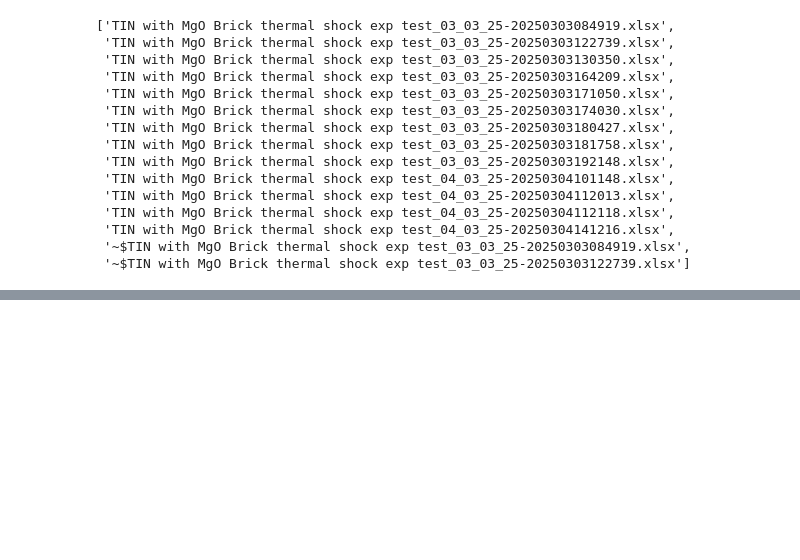
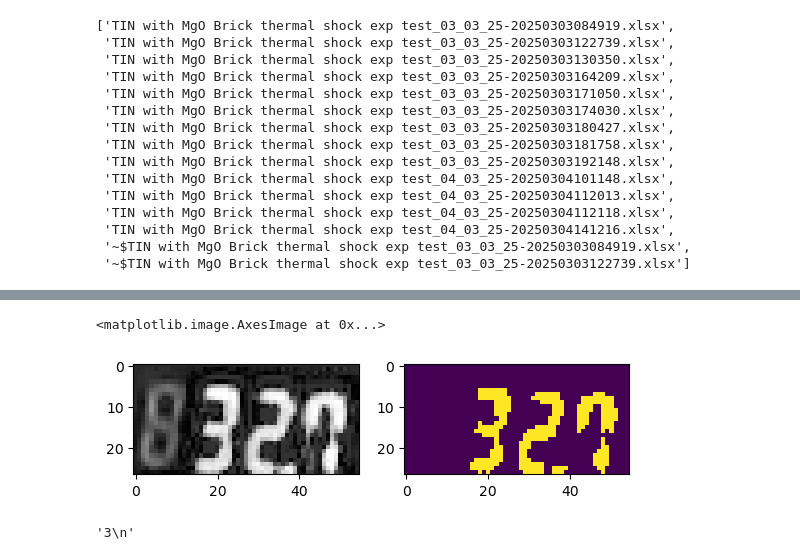
Before and after one commit to muthuganeshece/CVProjects, a Jupyter notebook: DigitalMeterReading/Notebook/FeasibilityStudy.ipynb, the cells around one changed output, grey strips where cells are left out. Cells and saved outputs as stored; diff of their text form; code cells hidden in the pictures; blank space fills up the shorter version.

```diff
--- a/DigitalMeterReading/Notebook/FeasibilityStudy.ipynb
+++ b/DigitalMeterReading/Notebook/FeasibilityStudy.ipynb
@@ -249,0 +275,8 @@ data.head()
+# %%
+r = img[:,:,2]
+g = img[:,:,1]
+b = img[:,:,0]
+# %%
+def crop(img, dim):
+    x,y,w,h = dim
+    return img[y:y+h, x:x+w]
@@ -249,0 +287,2 @@ data.head()
+# %%
+raw_image = cv.imread(r"F:\Muthu_2023\Personal\NextStep\CVProjects\DigitalMeterReading\Dataset\Screenshots\01.png")
@@ -249,0 +297,9 @@ data.head()
+# %%
+plt.subplot(1,2,1)
+plt.imshow(test_img, cmap='gray')
+plt.subplot(1,2,2)
+_, threshold_otsu = cv.threshold(test_img, 180, 255, cv.THRESH_BINARY)
+plt.imshow(threshold_otsu)
+# %% [output]
+<matplotlib.image.AxesImage at 0x...>
+[figure, added]
@@ -249,0 +316,6 @@ data.head()
+# %%
+# plt.imshow(img_erosion)
+img_resize = cv.resize(threshold_otsu, None, fx=4, fy=4, interpolation=cv.INTER_CUBIC)
+pytesseract.image_to_string(img_resize, config="--psm 6 -c tessedit_char_whitelist=0123456789")
+# %% [output]
+'3\n'
```
Also changed, not shown: parts of 13 cells of this notebook.
